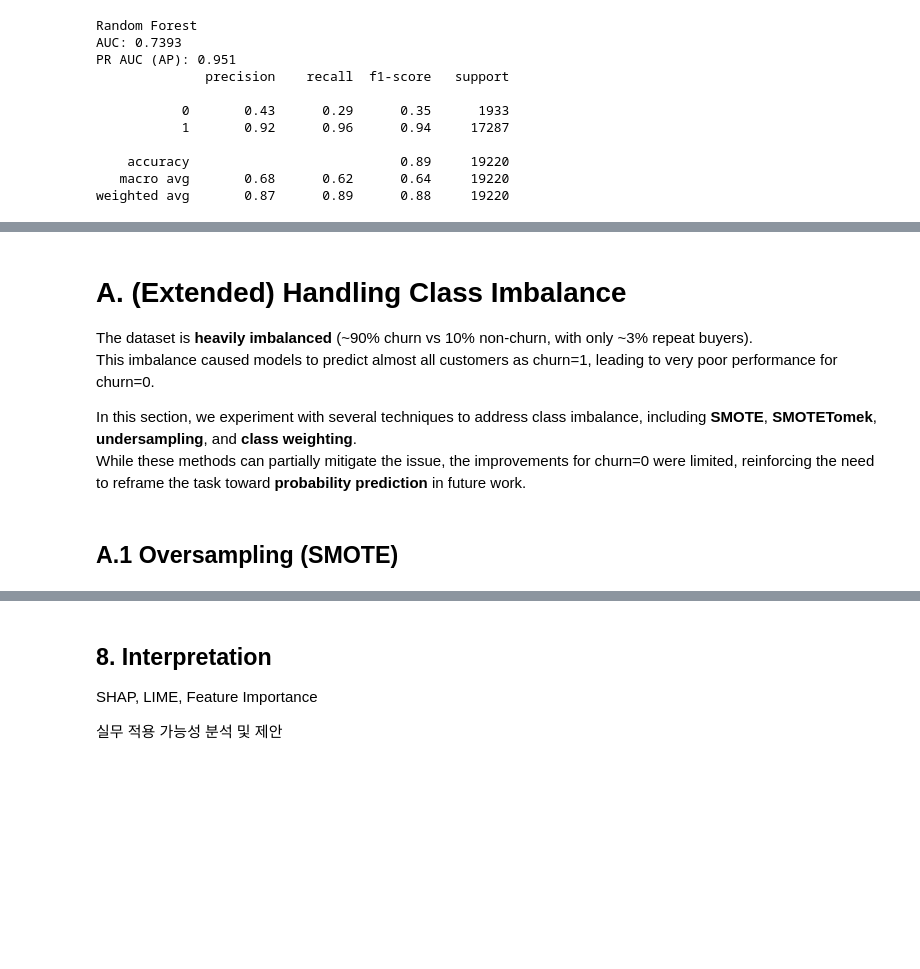
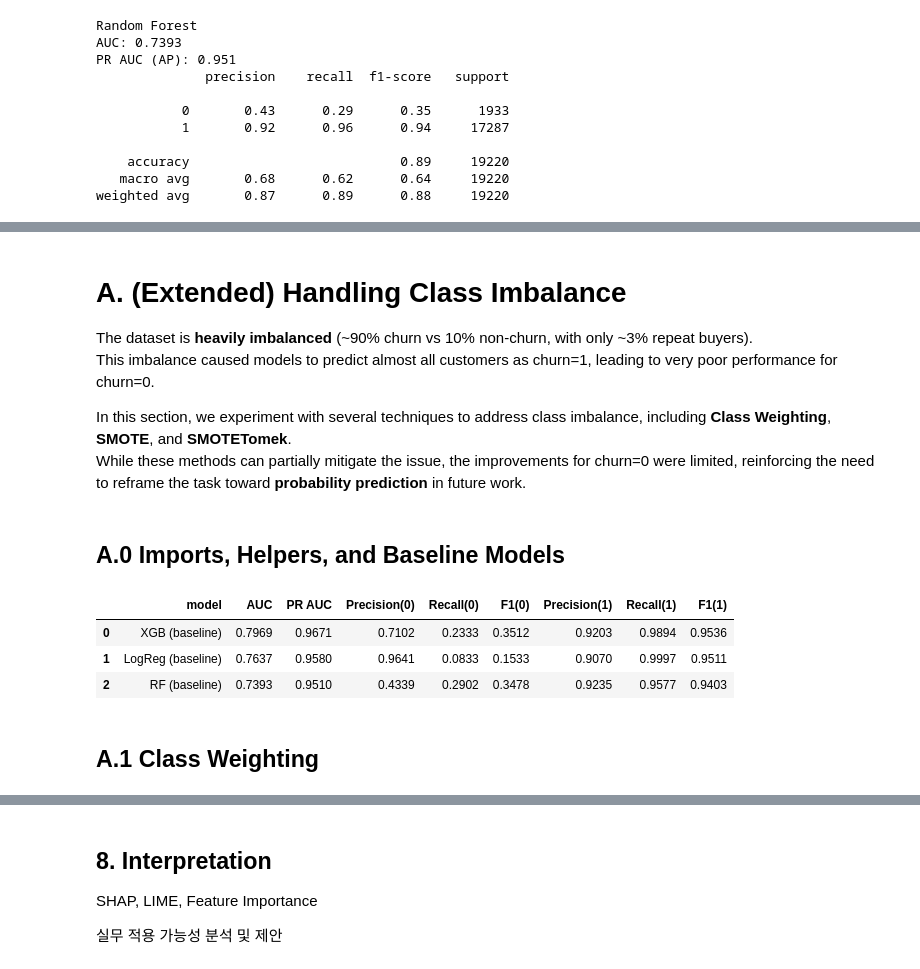
Before and after one commit to jameshan54/churn-prediction, a Jupyter notebook: notebooks/churn_prediction.ipynb, the cells around one changed output, grey strips where cells are left out. Cells and saved outputs as stored; diff of their text form; code cells hidden in the pictures; blank space fills up the shorter version.

```diff
--- a/notebooks/churn_prediction.ipynb
+++ b/notebooks/churn_prediction.ipynb
@@ -552,5 +552,7 @@ This is directly caused by the **severe class imbalance**.
 The dataset is **heavily imbalanced** (~90% churn vs 10% non-churn, with only ~3% repeat buyers).
 This imbalance caused models to predict almost all customers as churn=1, leading to very poor performance for churn=0.
 
-In this section, we experiment with several techniques to address class imbalance, including **SMOTE**, **SMOTETomek**, **undersampling**, and **class weighting**.
+In this section, we experiment with several techniques to address class imbalance, including **Class Weighting**, **SMOTE**, and **SMOTETomek**.
 While these methods can partially mitigate the issue, the improvements for churn=0 were limited, reinforcing the need to reframe the task toward **probability prediction** in future work.
+# %% [markdown]
+## A.0 Imports, Helpers, and Baseline Models
@@ -557,2 +636,42 @@ While these methods can partially mitigate the issue, the improvements for churn
+# %%
+# Baseline models (no Pipeline, direct training)
+results = []
+
+# XGBoost (baseline)
+xgb_base = XGBClassifier(eval_metric='logloss', random_state=42)
+xgb_base.fit(X_train, y_train)
+
+y_pred_xgb = xgb_base.predict(X_test)
+proba_xgb_base = xgb_base.predict_proba(X_test)[:, 1]
+
+row, _ = eval_binary(y_test, proba_xgb_base, threshold=0.5, name='XGB (baseline)')
+results.append(row)
+
+# Logistic Regression (baseline)
+log_base = LogisticRegression(max_iter=1000, random_state=42)
+log_base.fit(X_train, y_train)
+
+y_pred_logreg = log_base.predict(X_test)
+proba_log_base = log_base.predict_proba(X_test)[:, 1]
+
+row, _ = eval_binary(y_test, proba_log_base, threshold=0.5, name='LogReg (baseline)')
+results.append(row)
+
+# Random Forest (baseline)
+rf_base = RandomForestClassifier(n_estimators=100, random_state=42)
+rf_base.fit(X_train, y_train)
+
+y_pred_rf = rf_base.predict(X_test)
+proba_rf_base = rf_base.predict_proba(X_test)[:, 1]
+
+row, _ = eval_binary(y_test, proba_rf_base, threshold=0.5, name='RF (baseline)')
+results.append(row)
+
+pd.DataFrame(results)
+# %% [output]
+|  | model | AUC | PR AUC | Precision(0) | Recall(0) | F1(0) | Precision(1) | Recall(1) | F1(1) |
+| 0 | XGB (baseline) | 0.7969 | 0.9671 | 0.7102 | 0.2333 | 0.3512 | 0.9203 | 0.9894 | 0.9536 |
+| 1 | LogReg (baseline) | 0.7637 | 0.9580 | 0.9641 | 0.0833 | 0.1533 | 0.9070 | 0.9997 | 0.9511 |
+| 2 | RF (baseline) | 0.7393 | 0.9510 | 0.4339 | 0.2902 | 0.3478 | 0.9235 | 0.9577 | 0.9403 |
 # %% [markdown]
-## A.1 Oversampling (SMOTE)
+## A.1 Class Weighting
```
Also changed, not shown: parts of 18 cells of this notebook.
